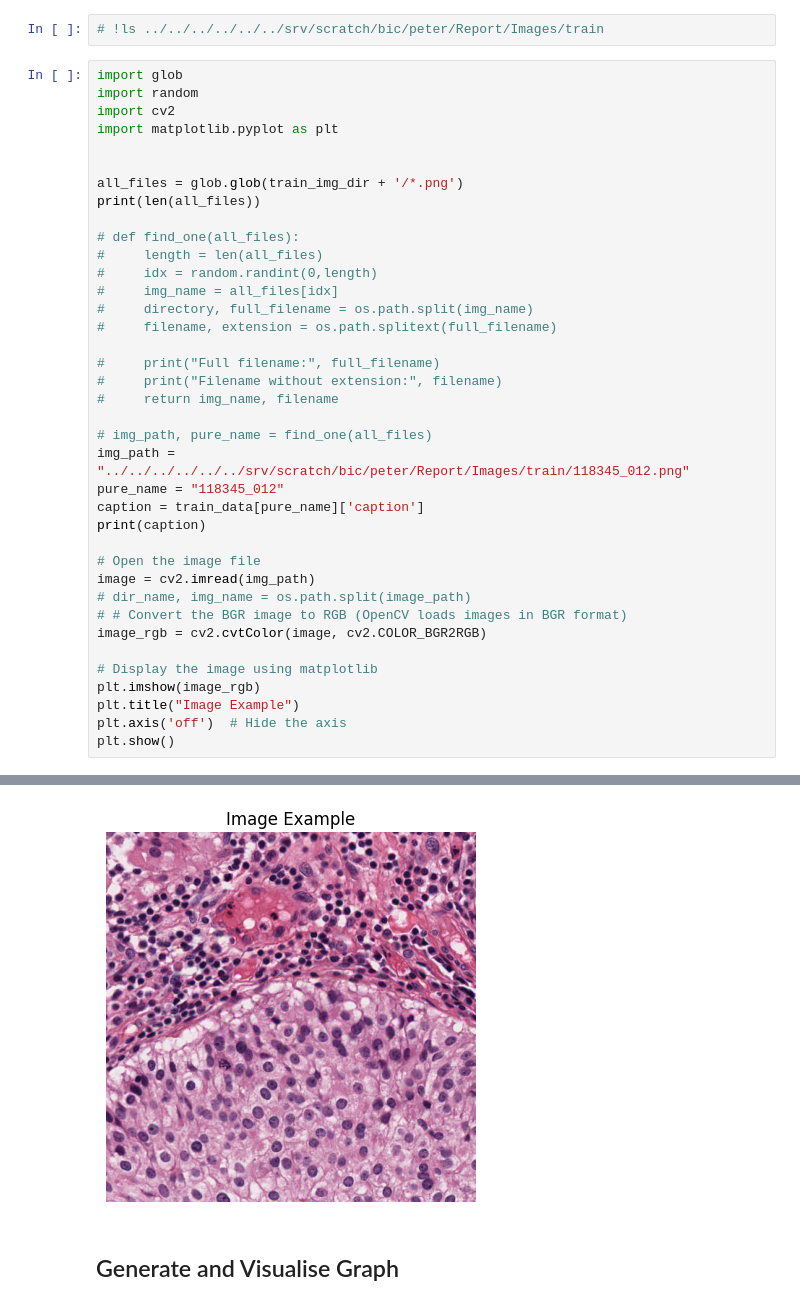
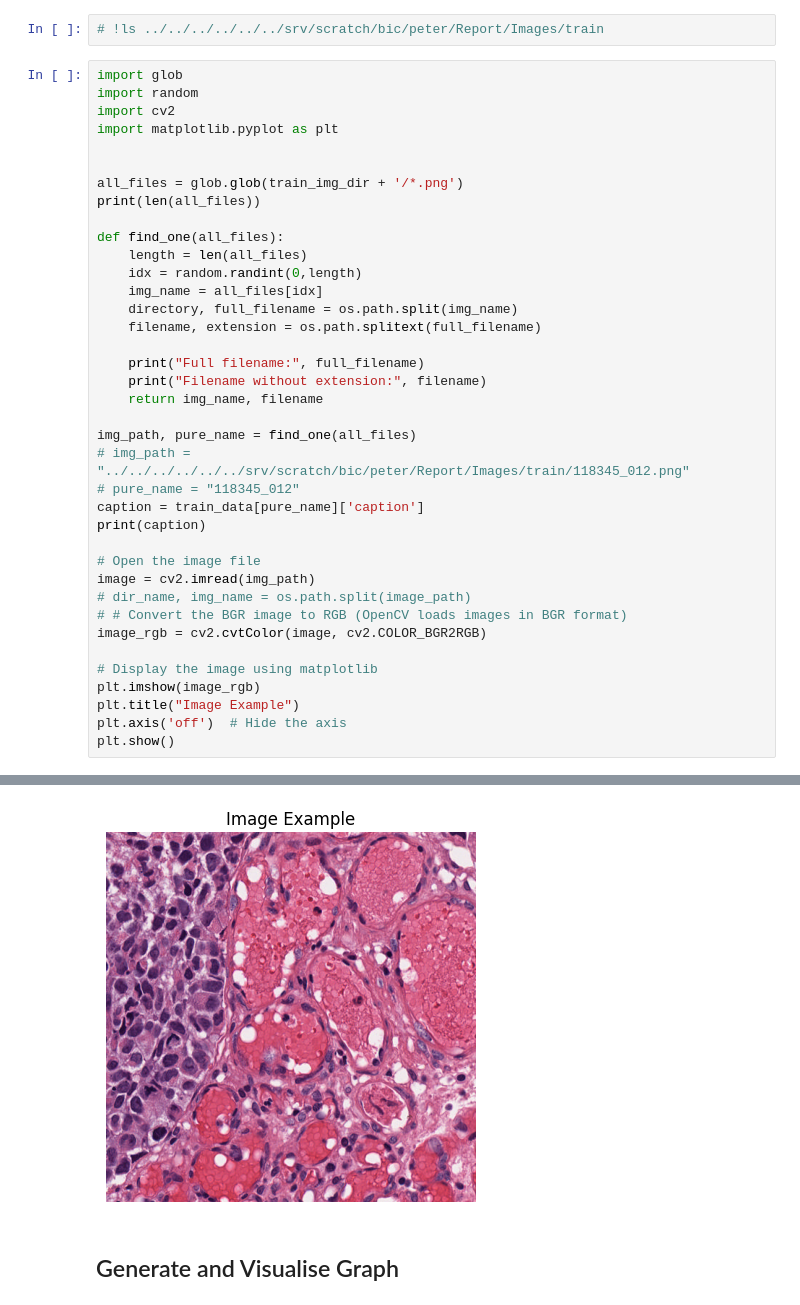
Before and after one commit to PeterrHH/GNN-Histo-Caption, a Jupyter notebook: main/Untitled.ipynb, the cells around one changed output, grey strips where cells are left out. Drawn from its saved outputs; the diff is of its cells as text.

```diff
--- a/main/Untitled.ipynb
+++ b/main/Untitled.ipynb
@@ -721,20 +721,20 @@ import matplotlib.pyplot as plt
 all_files = glob.glob(train_img_dir + '/*.png')
 print(len(all_files))
 
-# def find_one(all_files):
-#     length = len(all_files)
-#     idx = random.randint(0,length)
-#     img_name = all_files[idx]
-#     directory, full_filename = os.path.split(img_name)
-#     filename, extension = os.path.splitext(full_filename)
+def find_one(all_files):
+    length = len(all_files)
+    idx = random.randint(0,length)
+    img_name = all_files[idx]
+    directory, full_filename = os.path.split(img_name)
+    filename, extension = os.path.splitext(full_filename)
 
-#     print("Full filename:", full_filename)
-#     print("Filename without extension:", filename)
-#     return img_name, filename
+    print("Full filename:", full_filename)
+    print("Filename without extension:", filename)
+    return img_name, filename
 
-# img_path, pure_name = find_one(all_files)
-img_path = "../../../../../../srv/scratch/bic/peter/Report/Images/train/118345_012.png"
-pure_name = "118345_012"
+img_path, pure_name = find_one(all_files)
+# img_path = "../../../../../../srv/scratch/bic/peter/Report/Images/train/118345_012.png"
+# pure_name = "118345_012"
 caption = train_data[pure_name]['caption']
 print(caption)
 
@@ -755,4 +757,4 @@ plt.show()
-[figure, old version]
+[figure, new version]
 # %% [markdown]
 ## Generate and Visualise Graph
 # %%
```
Also changed, not shown: parts of 5 cells of this notebook, 3 other files.
